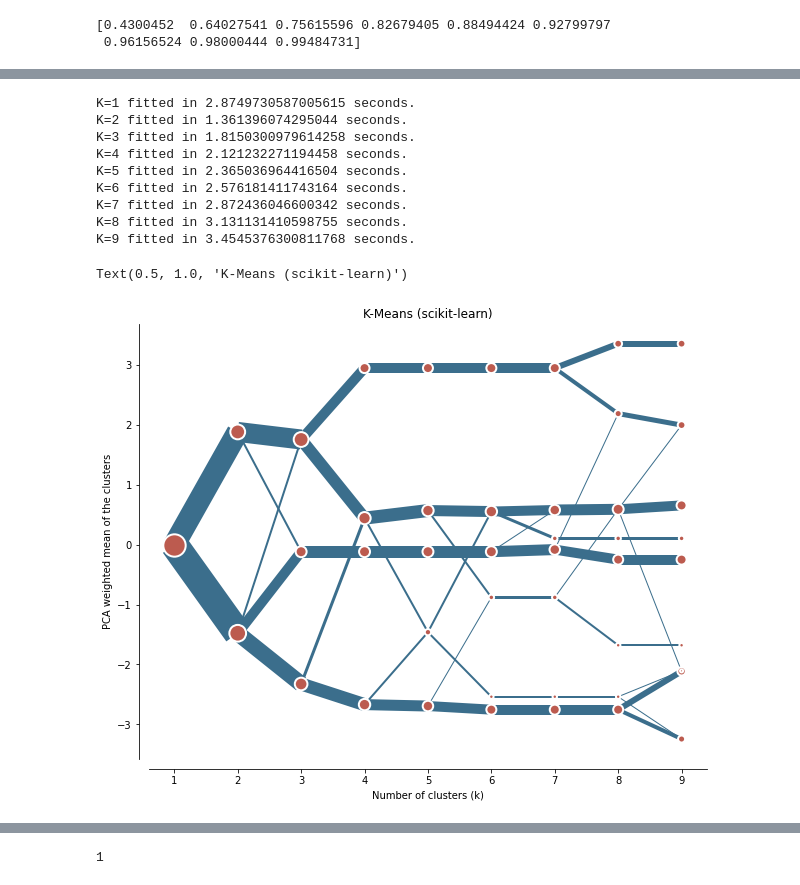
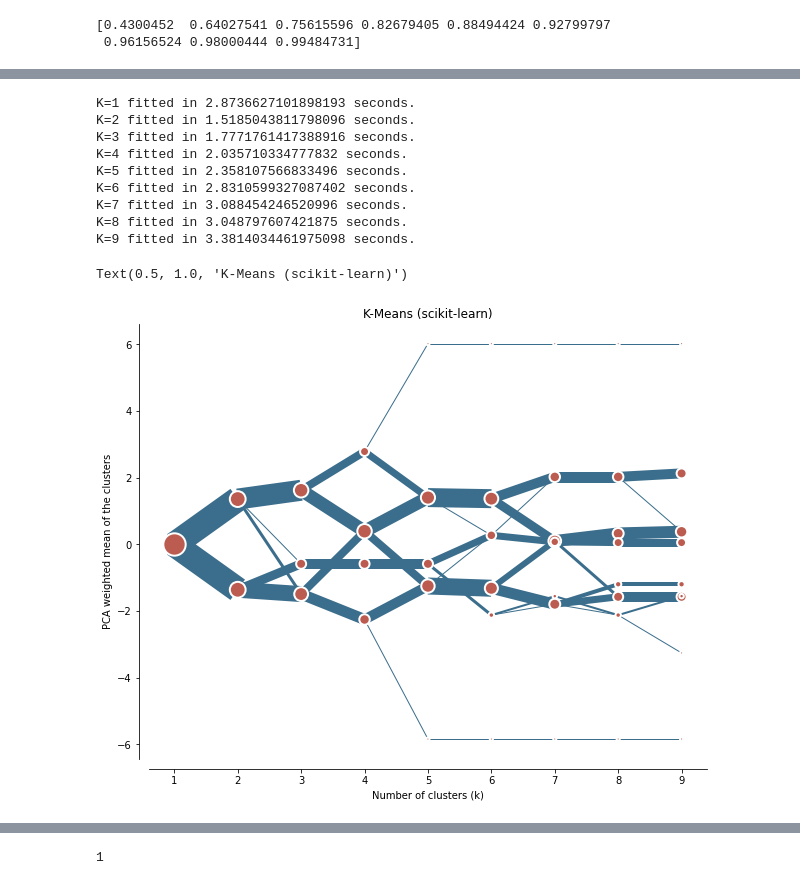
Before and after one commit to webclinic017/Python-Stock-1, a Jupyter notebook: DBScan-ElasticNet.ipynb, the cells around one changed output, grey strips where cells are left out. Drawn from its saved outputs; the diff is of its cells as text; code cells hidden in the pictures.

```diff
--- a/DBScan-ElasticNet.ipynb
+++ b/DBScan-ElasticNet.ipynb
@@ -188,31 +351,39 @@ X_pca.sort_values(by=[0],ascending=False,inplace=True)
 # %%
-
+from sklearn.preprocessing import RobustScaler
 from sklearn.preprocessing import scale
+from sklearn.preprocessing import QuantileTransformer
 
 cgram = Clustergram(range(1, 10), n_init=1000)
-cgram.fit(scale(all_data.iloc[:,1:]))
+#cgram.fit(scale(all_data.iloc[:,1:]))
+#cgram.fit(pca_ecdf_scaled)
+#cgram.fit(pca_med_ecdf_scaled)
+#transformer = RobustScaler().fit(all_data.iloc[:,1:11])
+#cgram.fit(transformer.transform(all_data.iloc[:,1:11]))
+rng = np.random.RandomState(0)
+qt = QuantileTransformer(n_quantiles=10, random_state=0, output_distribution="normal")
 
+cgram.fit(scale(qt.fit_transform(all_data.iloc[:,1:11])))
 ax = cgram.plot(
     figsize=(10, 8),
     line_style=dict(color=ugg.COLORS[1]),
     cluster_style={"color": ugg.COLORS[2]},
     pca_weighted=True
 )
 ax.yaxis.grid(False)
 sns.despine(offset=10)
 ax.set_title('K-Means (scikit-learn)')
 # %% [output]
-K=1 fitted in 2.8749730587005615 seconds.
-K=2 fitted in 1.361396074295044 seconds.
-K=3 fitted in 1.8150300979614258 seconds.
-K=4 fitted in 2.121232271194458 seconds.
-K=5 fitted in 2.365036964416504 seconds.
-K=6 fitted in 2.576181411743164 seconds.
-K=7 fitted in 2.872436046600342 seconds.
-K=8 fitted in 3.131131410598755 seconds.
-K=9 fitted in 3.4545376300811768 seconds.
+K=1 fitted in 2.8736627101898193 seconds.
+K=2 fitted in 1.5185043811798096 seconds.
+K=3 fitted in 1.7771761417388916 seconds.
+K=4 fitted in 2.035710334777832 seconds.
+K=5 fitted in 2.358107566833496 seconds.
+K=6 fitted in 2.8310599327087402 seconds.
+K=7 fitted in 3.088454246520996 seconds.
+K=8 fitted in 3.048797607421875 seconds.
+K=9 fitted in 3.3814034461975098 seconds.
 Text(0.5, 1.0, 'K-Means (scikit-learn)')
-[figure, old version]
+[figure, new version]
 # %%
 import matplotlib.pyplot as plt
 fig, axs = plt.subplots(2, figsize=(10, 10), sharex=True)
```
Also changed, not shown: parts of 15 cells of this notebook.
